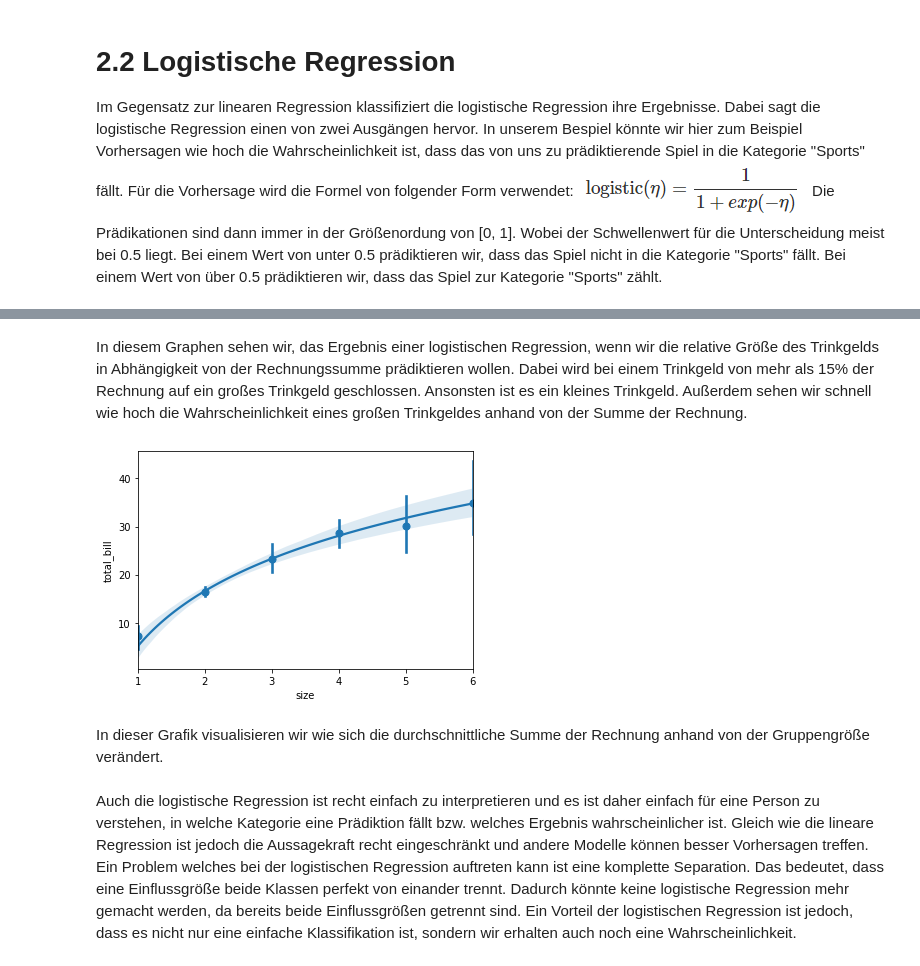
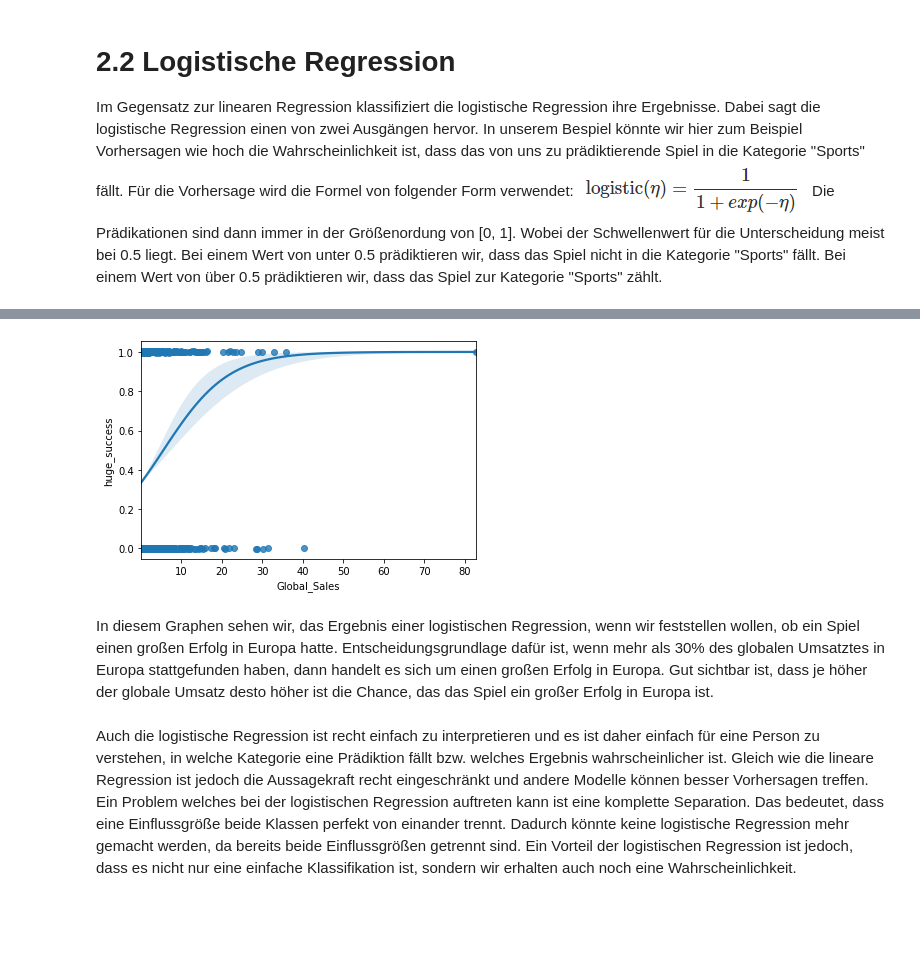
Before and after one commit to RageJohnny/algo_seminararbeit, a Jupyter notebook: explainability.ipynb, the cells around one changed output, grey strips where cells are left out. Saved outputs shown, nothing was run; the diff lists cells and outputs as text; code cells hidden in the pictures; blank space fills up the shorter version.

Commit message:
final commit
added the remaining graphs and finished the conclusion

```diff
--- a/explainability.ipynb
+++ b/explainability.ipynb
@@ -121,12 +133,11 @@ ax = sns.regplot(x="total_bill", y="big_tip", data=tips_data,
-# %% [markdown]
-In diesem Graphen sehen wir, das Ergebnis einer logistischen Regression, wenn wir die relative Größe des Trinkgelds in Abhängigkeit von der Rechnungssumme prädiktieren wollen. Dabei wird bei einem Trinkgeld von mehr als 15% der Rechnung auf ein großes Trinkgeld geschlossen. Ansonsten ist es ein kleines Trinkgeld. Außerdem sehen wir schnell wie hoch die Wahrscheinlichkeit eines großen Trinkgeldes anhand von der Summe der Rechnung.
-# %%
-ax = sns.regplot(x="size", y="total_bill", data=tips_data,
-                 x_estimator=np.mean, logx=True)
-# %% [output]
-[figure, removed]
-# %% [markdown]
-In dieser Grafik visualisieren wir wie sich die durchschnittliche Summe der Rechnung anhand von der Gruppengröße verändert.
+# %%
+vgsales["huge_success"] = (vgsales["EU_Sales"] / vgsales["Global_Sales"]) > .30
+ax = sns.regplot(x="Global_Sales", y="huge_success", data=vgsales,
+                 logistic=True, n_boot=1000, y_jitter=.003)
+# %% [output]
+[figure, added]
+# %% [markdown]
+In diesem Graphen sehen wir, das Ergebnis einer logistischen Regression, wenn wir feststellen wollen, ob ein Spiel einen großen Erfolg in Europa hatte. Entscheidungsgrundlage dafür ist, wenn mehr als 30% des globalen Umsatztes in Europa stattgefunden haben, dann handelt es sich um einen großen Erfolg in Europa. Gut sichtbar ist, dass je höher der globale Umsatz desto höher ist die Chance, das das Spiel ein großer Erfolg in Europa ist.
 # %% [markdown]
 
 Auch die logistische Regression ist recht einfach zu interpretieren und es ist daher einfach für eine Person zu verstehen, in welche Kategorie eine Prädiktion fällt bzw. welches Ergebnis wahrscheinlicher ist. Gleich wie die lineare Regression ist jedoch die Aussagekraft recht eingeschränkt und andere Modelle können besser Vorhersagen treffen. Ein Problem welches bei der logistischen Regression auftreten kann ist eine komplette Separation. Das bedeutet, dass eine Einflussgröße beide Klassen perfekt von einander trennt. Dadurch könnte keine logistische Regression mehr gemacht werden, da bereits beide Einflussgrößen getrennt sind. Ein Vorteil der logistischen Regression ist jedoch, dass es nicht nur eine einfache Klassifikation ist, sondern wir erhalten auch noch eine Wahrscheinlichkeit.
```
Also changed, not shown: parts of 24 cells of this notebook, 1 other file.
